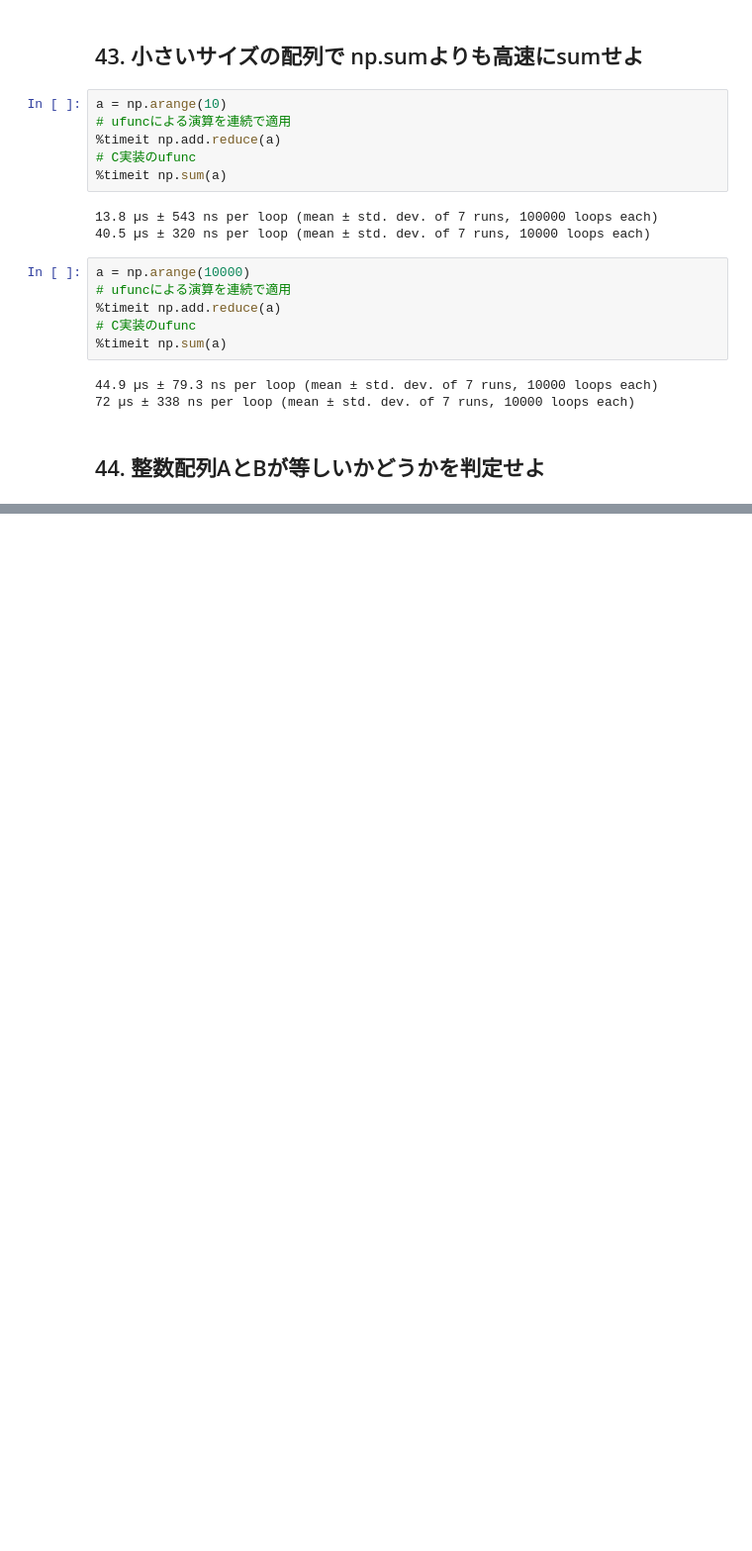
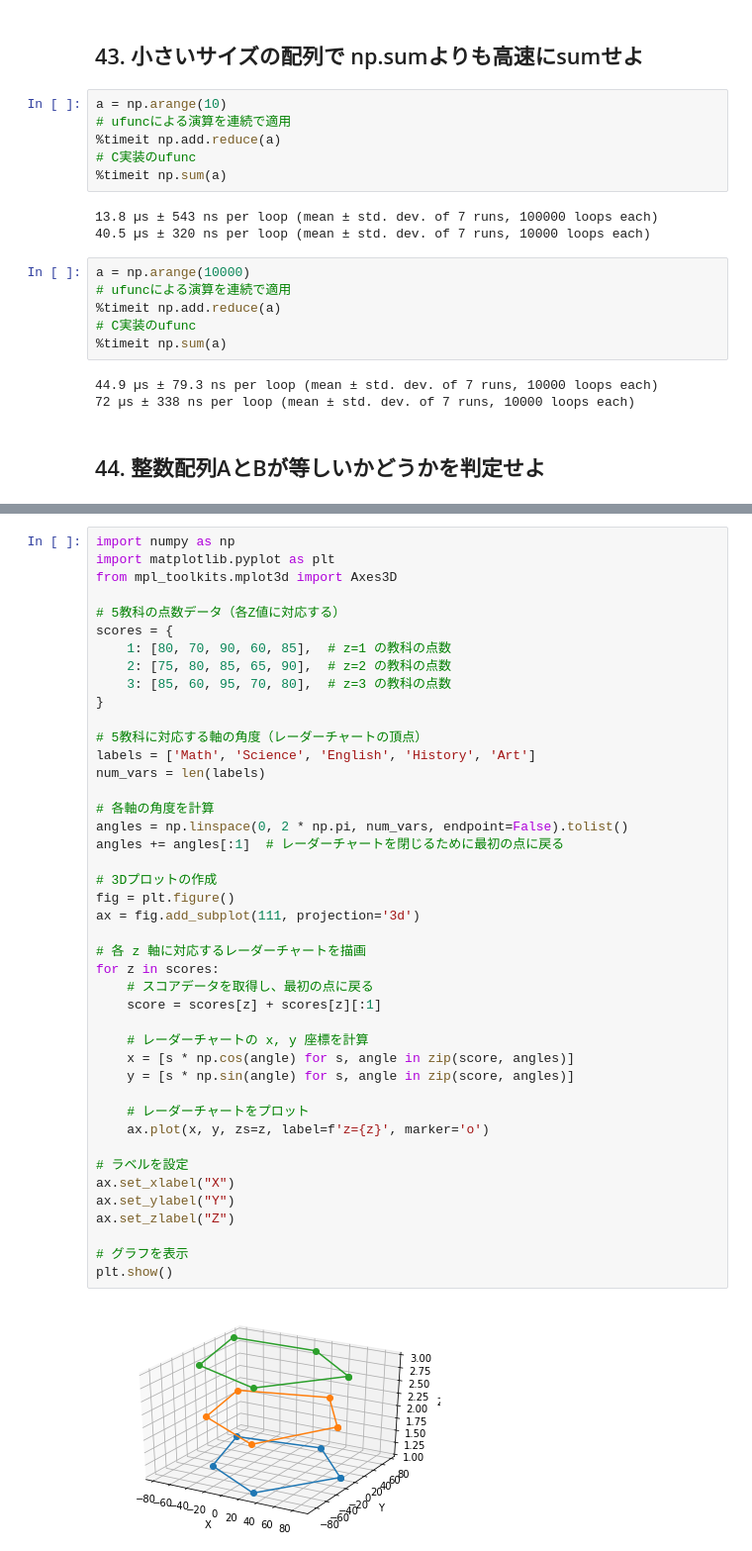
Before and after one commit to MuuCode/Numpy_dojo101, a Jupyter notebook: Chapter5.ipynb, the cells around one changed output, grey strips where cells are left out. Shown: that part at 99% size. Cells and saved outputs as stored; diff of their text form; blank space fills up the shorter version.

```diff
--- a/Chapter5.ipynb
+++ b/Chapter5.ipynb
@@ -86,0 +398,45 @@ print()
+# %%
+import numpy as np
+import matplotlib.pyplot as plt
+from mpl_toolkits.mplot3d import Axes3D
+
+# 5教科の点数データ（各Z値に対応する）
+scores = {
+    1: [80, 70, 90, 60, 85],  # z=1 の教科の点数
+    2: [75, 80, 85, 65, 90],  # z=2 の教科の点数
+    3: [85, 60, 95, 70, 80],  # z=3 の教科の点数
+}
+
+# 5教科に対応する軸の角度（レーダーチャートの頂点）
+labels = ['Math', 'Science', 'English', 'History', 'Art']
+num_vars = len(labels)
+
+# 各軸の角度を計算
+angles = np.linspace(0, 2 * np.pi, num_vars, endpoint=False).tolist()
+angles += angles[:1]  # レーダーチャートを閉じるために最初の点に戻る
+
+# 3Dプロットの作成
+fig = plt.figure()
+ax = fig.add_subplot(111, projection='3d')
+
+# 各 z 軸に対応するレーダーチャートを描画
+for z in scores:
+    # スコアデータを取得し、最初の点に戻る
+    score = scores[z] + scores[z][:1]
+
+    # レーダーチャートの x, y 座標を計算
+    x = [s * np.cos(angle) for s, angle in zip(score, angles)]
+    y = [s * np.sin(angle) for s, angle in zip(score, angles)]
+
+    # レーダーチャートをプロット
+    ax.plot(x, y, zs=z, label=f'z={z}', marker='o')
+
+# ラベルを設定
+ax.set_xlabel("X")
+ax.set_ylabel("Y")
+ax.set_zlabel("Z")
+
+# グラフを表示
+plt.show()
+# %% [output]
+[figure, added]
```
Also changed, not shown: parts of 21 cells of this notebook.
